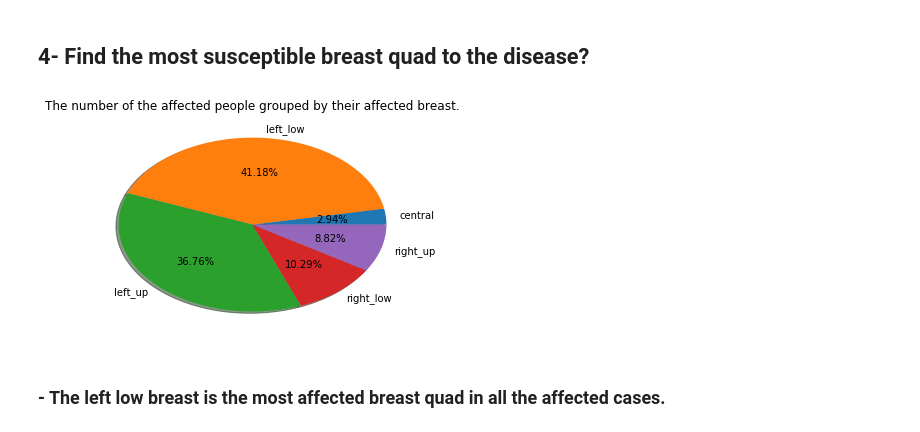
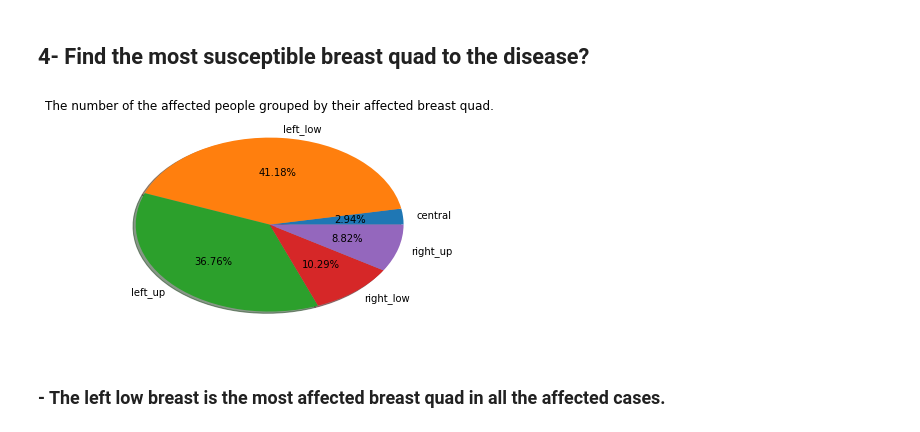
Before and after one commit to mostafaEmad123456789/ML-Assigns, a Jupyter notebook: Breast Cancer Detection/Breast Cancer classification.ipynb, the cells around one changed output. Cells and saved outputs as stored; diff of their text form; code cells hidden in the pictures.

Commit message:
Upload Breast Cancer Detection
Upload Breast Cancer Detection

```diff
--- a/Breast Cancer Detection/Breast Cancer classification.ipynb
+++ b/Breast Cancer Detection/Breast Cancer classification.ipynb
@@ -95,10 +95,10 @@ plt.title("The number of the affected people grouped by their affected breast.")
 # %%
 affected = df.loc[(df['irradiat'] == 'yes')].groupby('breast-quad').count().iloc[:, 1]
 breast = sorted(affected.index)
 plt.pie(affected, labels = breast, autopct='%1.2f%%', shadow=True);
-plt.title("The number of the affected people grouped by their affected breast.");
+plt.title("The number of the affected people grouped by their affected breast quad.");
 # %% [output]
-[figure, old version]
+[figure, new version]
 # %% [markdown]
 ### - The left low breast is the most affected breast quad in all the affected cases.
 # %% [markdown]
```
Also changed, not shown: parts of 1 cell of this notebook.
